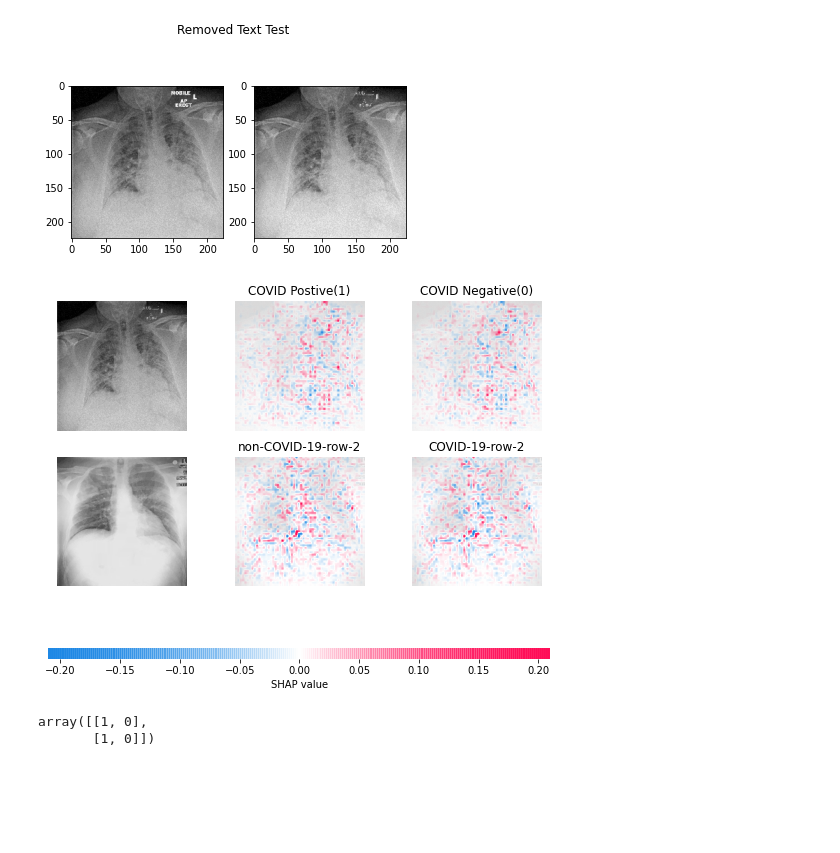
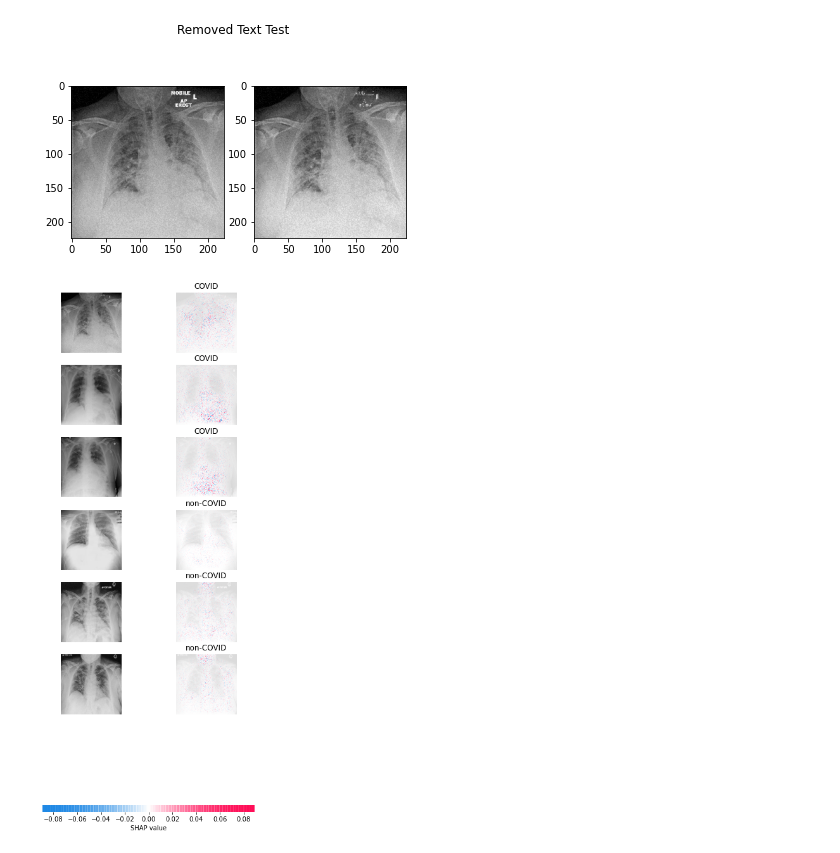
Before and after one commit to cicorias/njit-deeplearn-explain-shap, a Jupyter notebook: shap-final-run.ipynb, the cells around one changed output. Cells and saved outputs as stored; diff of their text form; code cells hidden in the pictures; blank space fills up the shorter version.

```diff
--- a/shap-final-run.ipynb
+++ b/shap-final-run.ipynb
@@ -102,0 +101,18 @@ If using Keras pass *_constraint arguments to layers.
+# %%
+models = ['https://scicoria.blob.core.windows.net/public/model20201115-151427-random-imbalance-NO-fiscore-resnet50v2.h5']
+
+download_files(models)
+
+model = load_model('./downloads/model20201115-151427-random-imbalance-NO-fiscore-resnet50v2.h5')
+model.load_weights('./downloads//model20201115-151427-random-imbalance-NO-fiscore-resnet50v2.h5')
+
+
+images = ['https://scicoria.blob.core.windows.net/public/images/covid/COVID-00001.jpg',
+          'https://scicoria.blob.core.windows.net/public/images/covid/COVID-00015a.png',
+         'https://scicoria.blob.core.windows.net/public/images/covid/COVID-00015b.png',
+        'https://scicoria.blob.core.windows.net/public/images/non-covid/COVID-00010.jpg',
+         'https://scicoria.blob.core.windows.net/public/images/non-covid/COVID-00013a.jpg',
+         'https://scicoria.blob.core.windows.net/public/images/non-covid/COVID-00013b.jpg']
+
+
+download_files(images)
@@ -136,7 +153,15 @@ def get_image_array(image_names):
 
     return np.vstack(rv)
 
+# provides the mapping of the input images along with the input layer
+# needed for GradientExplainer
+def map2layer(x, layer):
+    feed_dict = dict(zip([model.layers[0].input], [preprocess_input(x.copy())]))
+    return tf.compat.v1.keras.backend.get_session().run(model.layers[layer].input, feed_dict)
 
-
-# first image is POSITIVE (1); second image is NEGATIVE (0)
-to_explain = get_image_array(["COVID-00001.jpg", "COVID-00010.jpg"])
+def run_explainier(model, layer_to_use, to_explain):
+    e = shap.GradientExplainer((model.layers[layer_to_use].input, model.layers[-1].output), map2layer(preprocess_input(to_explain.copy()), layer_to_use))
+    shap_values,indexes = e.shap_values(map2layer(to_explain, layer_to_use), ranked_outputs=1)
+    class_names = { 0:'COVID', 1: 'non-COVID'}
+    fn =np.vectorize(lambda x: class_names[x])(indexes)
+    return shap.image_plot(shap_values, to_explain, fn, show=False)
@@ -161,11 +167,0 @@ shap_values,indexes = e.shap_values(map2layer(to_explain, layer_to_use), ranked_
-# %%
-index_names = [['COVID Postive(1)', 'COVID Negative(0)'], ['non-COVID-19-row-2', 'COVID-19-row-2']]
-
-shap.image_plot(shap_values, to_explain, index_names)
-# %% [output]
-[figure, removed]
-# %%
-indexes
-# %% [output]
-array([[1, 0],
-       [1, 0]])
@@ -179,0 +168,11 @@ for i in range(0,11):
+# %%
+
+# THE FIRST THREE IMAGES ARE COVID POSTIVE; THE SECOND THREE IMAGES ARE NEGATIVE.
+
+to_explain = get_image_array(["./downloads/COVID-00001.jpg", "./downloads/COVID-00015a.png", "./downloads/COVID-00015b.png",
+                            "./downloads/COVID-00010.jpg", "./downloads/COVID-00013a.jpg", "./downloads/COVID-00013b.jpg"])
+
+
+pp = run_explainier(model, 2, to_explain)
+# %% [output]
+[figure, added]
```
Also changed, not shown: parts of 11 cells of this notebook, 15 other files.
